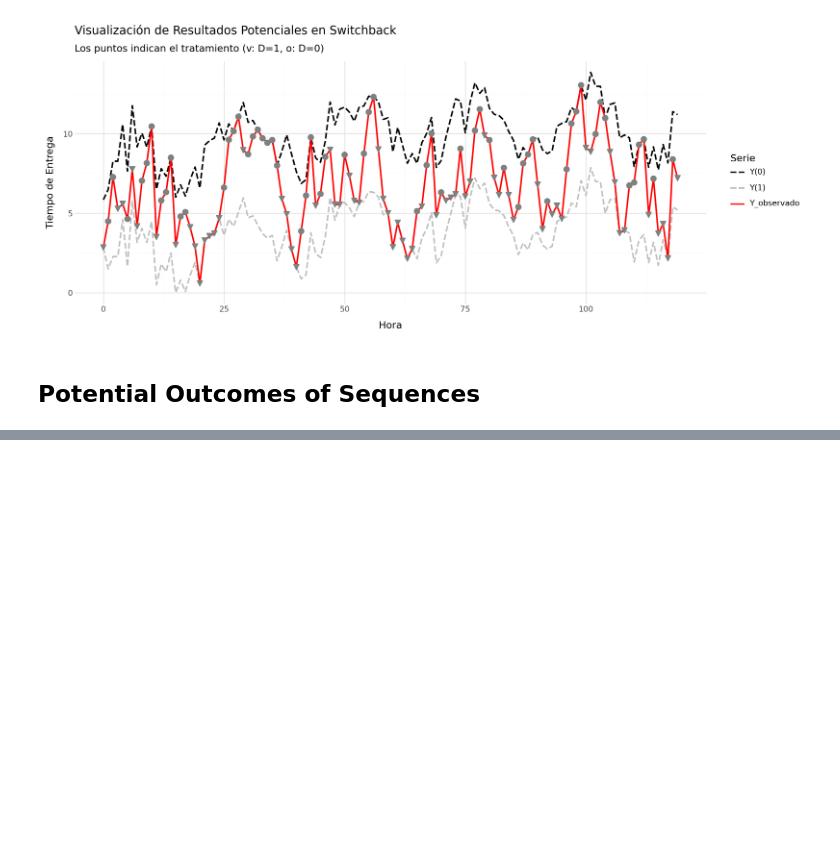
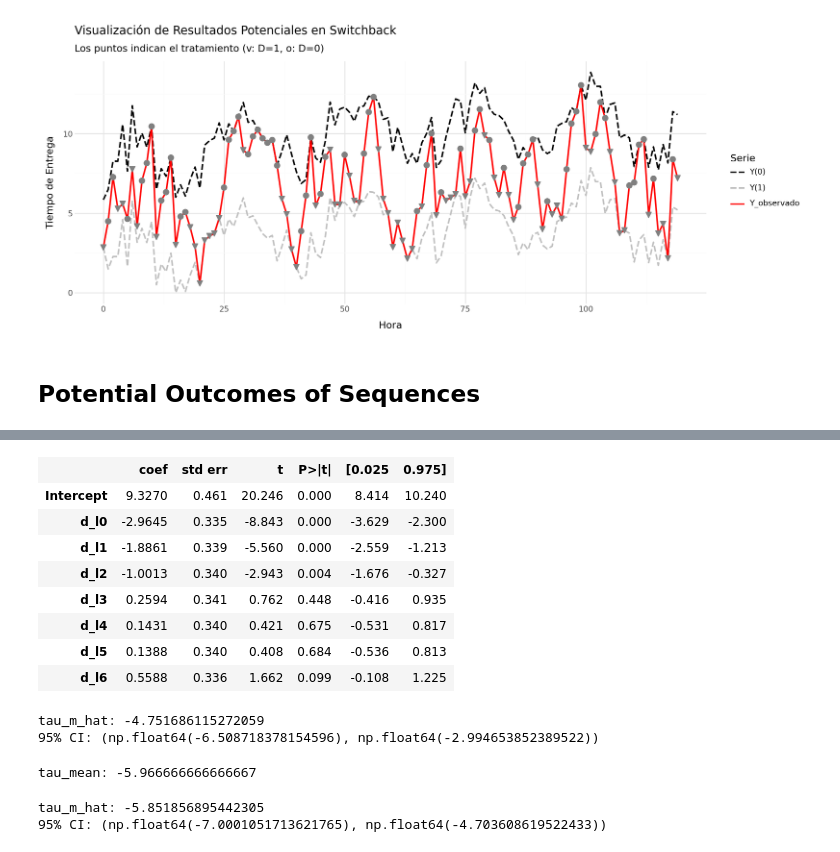
Before and after one commit to Sechi42/Causal_Inference-with-python, a Jupyter notebook: ch10/Geo_and_Switchback_Experiments.ipynb, the cells around one changed output, grey strips where cells are left out. Drawn from its saved outputs; the diff is of its cells as text; code cells hidden in the pictures; blank space fills up the shorter version.

```diff
--- a/ch10/Geo_and_Switchback_Experiments.ipynb
+++ b/ch10/Geo_and_Switchback_Experiments.ipynb
@@ -456,3 +456,11 @@ df_idx_pd = df_idx.to_pandas()
 [figure]
 # %% [markdown]
 ## Potential Outcomes of Sequences
+# %%
+# Creamos las columnas d_l0, d_l1, ..., d_l6 usando shift en Polars
+df_lags = df_idx.with_columns([
+    pl.col("d").shift(l).alias(f"d_l{l}") for l in range(7)
+])
+
+# Mostramos solo las columnas de lags
+df_lags.select([f"d_l{l}" for l in range(7)]).head()
@@ -458,0 +476,42 @@ df_idx_pd = df_idx.to_pandas()
+# %%
+import statsmodels.formula.api as smf
+
+model = smf.ols(
+    "delivery_time ~" + " + ".join([f"d_l{l}" for l in range(7)]),
+    data=df_lags.to_pandas()
+).fit()
+
+model.summary().tables[1]
+# %% [output]
+|  | coef | std err | t | P>|t| | [0.025 | 0.975] |
+| Intercept | 9.3270 | 0.461 | 20.246 | 0.000 | 8.414 | 10.240 |
+| d_l0 | -2.9645 | 0.335 | -8.843 | 0.000 | -3.629 | -2.300 |
+| d_l1 | -1.8861 | 0.339 | -5.560 | 0.000 | -2.559 | -1.213 |
+| d_l2 | -1.0013 | 0.340 | -2.943 | 0.004 | -1.676 | -0.327 |
+| d_l3 | 0.2594 | 0.341 | 0.762 | 0.448 | -0.416 | 0.935 |
+| d_l4 | 0.1431 | 0.340 | 0.421 | 0.675 | -0.531 | 0.817 |
+| d_l5 | 0.1388 | 0.340 | 0.408 | 0.684 | -0.536 | 0.813 |
+| d_l6 | 0.5588 | 0.336 | 1.662 | 0.099 | -0.108 | 1.225 |
+# %%
+# remember remove the intercept from the model to get the correct estimates for the lags
+tau_m_hat = model.params[1:].sum()
+se_tau_m_hat = np.sqrt((model.bse[1:]**2).sum())
+print("tau_m_hat:", tau_m_hat)
+print("95% CI:", (tau_m_hat - 1.96*se_tau_m_hat, tau_m_hat + 1.96*se_tau_m_hat))
+# %% [output]
+tau_m_hat: -4.751686115272059
+95% CI: (np.float64(-6.508718378154596), np.float64(-2.994653852389522))
+# %%
+tau_mean = df.select(pl.col("tau").mean()).item()
+print("tau_mean:", tau_mean)
+# %% [output]
+tau_mean: -5.966666666666667
+# %%
+# remember remove the intercept from the model to get the correct estimates for the lags
+tau_m_hat = model.params[1:4].sum()
+se_tau_m_hat = np.sqrt((model.bse[1:4]**2).sum())
+print("tau_m_hat:", tau_m_hat)
+print("95% CI:", (tau_m_hat - 1.96*se_tau_m_hat, tau_m_hat + 1.96*se_tau_m_hat))
+# %% [output]
+tau_m_hat: -5.851856895442305
+95% CI: (np.float64(-7.0001051713621765), np.float64(-4.703608619522433))
```
Also changed, not shown: parts of 1 cell of this notebook.
